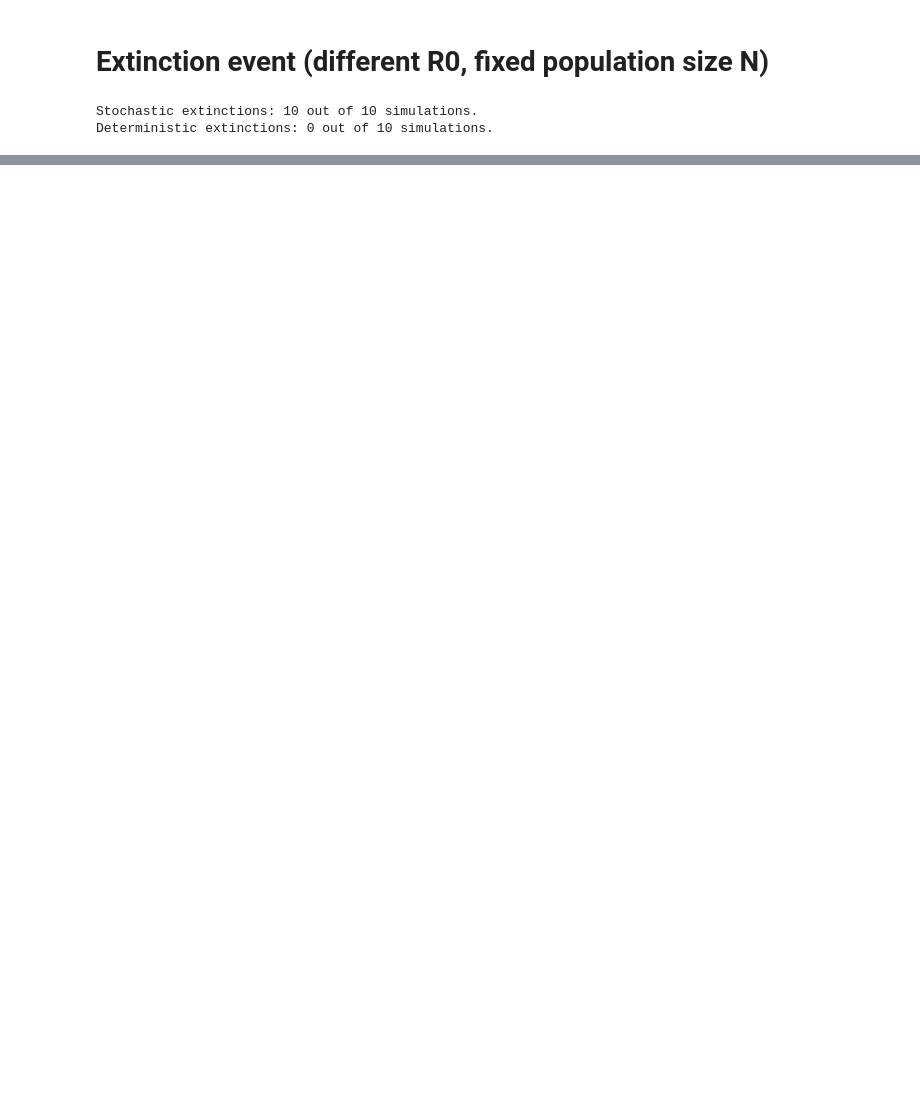
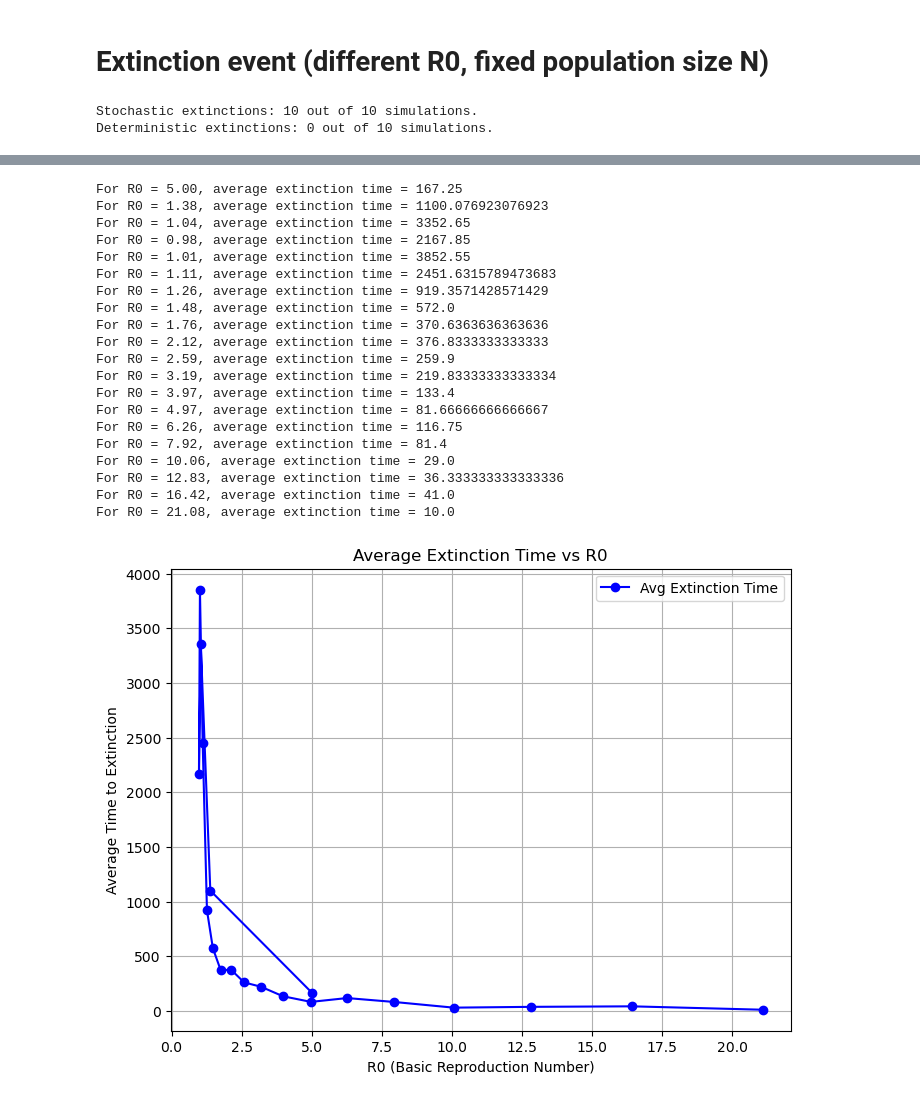
Before and after one commit to zoeazra/CLS-Ass-2, a Jupyter notebook: assignment 2.ipynb, the cells around one changed output, grey strips where cells are left out. Saved outputs shown, nothing was run; the diff lists cells and outputs as text; code cells hidden in the pictures; blank space fills up the shorter version.

```diff
--- a/assignment 2.ipynb
+++ b/assignment 2.ipynb
@@ -802,0 +886,79 @@ Deterministic extinctions: 0 out of 10 simulations.
+# %%
+import numpy as np
+import matplotlib.pyplot as plt
+
+# Define parameters
+sims_ext = 20  # Increase the number of simulations to get more diverse R0 values
+
+# Use logarithmic spacing for beta, gamma, and mu to generate more diverse values
+beta_ext = np.logspace(-1, 1.5, sims_ext)  # Transmission rates in the range [0.1, 31.6]
+gamma_ext = np.linspace(0.01, 1, sims_ext)  # Recovery rates in the range [0.01, 1]
+mu_ext = np.linspace(0.01, 0.5, sims_ext)  # Death rates in the range [0.01, 0.5]
+t_end = 200  # Simulation end time
+
+X0 = 999  # Susceptible individuals (N-1)
+Y0 = 1  # Initial infected
+Z0 = 0  # Recovered
+
+# Calculate R0 for each combination of beta, gamma, and mu
+R0_ext = beta_ext / (gamma_ext + mu_ext)
+
+Ys_ext2 = []  # List to store average extinction times for each R0
+
+# Loop over different values of R0 by iterating over beta_ext, gamma_ext, and mu_ext
+for i, R0 in enumerate(R0_ext):
+    Ys_sim = []  # Temporary list to store extinction times for each simulation
+
+    for sim in range(sims_ext):
+        # Run the simulation using gillespie_sir for current beta, gamma, mu
+        Xs, Ys, Zs, t, R0_stoch = gillespie_sir(X0, Y0, Z0, beta_ext[i], gamma_ext[i], mu_ext[i], X0 + Y0 + Z0, tend=t_end, seed=sim)
+
+        # Find the index of the first 0 in the Ys (extinction time)
+        try:
+            extinction_time = Ys.index(0)
+            Ys_sim.append(extinction_time)  # Only append if extinction happens
+        except ValueError:
+            # Do not append anything if extinction does not occur within the time limit
+            pass
+
+    # Calculate the average extinction time only if there were extinctions
+    if Ys_sim:
+        average_extinction_time = sum(Ys_sim) / len(Ys_sim)
+        Ys_ext2.append(average_extinction_time)
+    else:
+        Ys_ext2.append(np.nan)  # If no extinctions, append NaN or omit
+
+    print(f'For R0 = {R0:.2f}, average extinction time = {Ys_ext2[-1]}')
+
+# Plot the results
+fig, ax = plt.subplots(figsize=(8, 6))
+ax.plot(R0_ext, Ys_ext2, marker='o', color='blue', label='Avg Extinction Time')
+ax.set_title("Average Extinction Time vs R0")
+ax.set_xlabel("R0 (Basic Reproduction Number)")
+ax.set_ylabel("Average Time to Extinction")
+ax.grid(True)
+ax.legend()
+
+plt.show()
+# %% [output]
+For R0 = 5.00, average extinction time = 167.25
+For R0 = 1.38, average extinction time = 1100.076923076923
+For R0 = 1.04, average extinction time = 3352.65
+For R0 = 0.98, average extinction time = 2167.85
+For R0 = 1.01, average extinction time = 3852.55
+For R0 = 1.11, average extinction time = 2451.6315789473683
+For R0 = 1.26, average extinction time = 919.3571428571429
+For R0 = 1.48, average extinction time = 572.0
+For R0 = 1.76, average extinction time = 370.6363636363636
+For R0 = 2.12, average extinction time = 376.8333333333333
+For R0 = 2.59, average extinction time = 259.9
+For R0 = 3.19, average extinction time = 219.83333333333334
+For R0 = 3.97, average extinction time = 133.4
+For R0 = 4.97, average extinction time = 81.66666666666667
+For R0 = 6.26, average extinction time = 116.75
+For R0 = 7.92, average extinction time = 81.4
+For R0 = 10.06, average extinction time = 29.0
+For R0 = 12.83, average extinction time = 36.333333333333336
+For R0 = 16.42, average extinction time = 41.0
+For R0 = 21.08, average extinction time = 10.0
+[figure, added]
```
Also changed, not shown: parts of 11 cells of this notebook.
